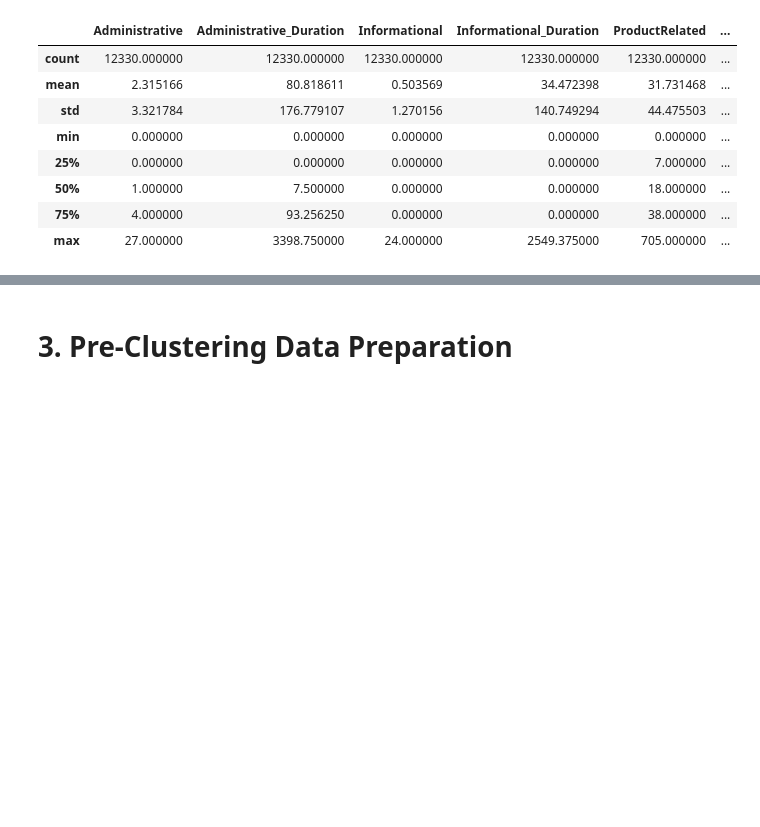
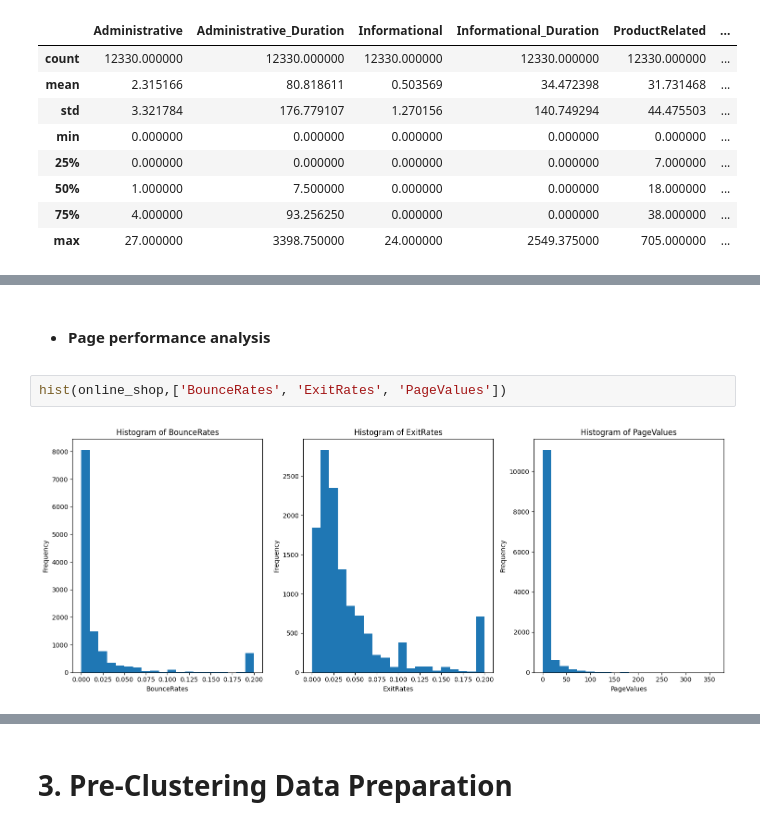
Before and after one commit to Zhengnan817/DAV-6150, a Jupyter notebook: Project_2/Z_Li_Project2.ipynb, the cells around one changed output, grey strips where cells are left out. Cells and saved outputs as stored; diff of their text form; blank space fills up the shorter version.

```diff
--- a/Project_2/Z_Li_Project2.ipynb
+++ b/Project_2/Z_Li_Project2.ipynb
@@ -121,0 +211,6 @@ online_shop.describe()
+# %% [markdown]
+- #### Page performance analysis
+# %%
+hist(online_shop,['BounceRates', 'ExitRates', 'PageValues'])
+# %% [output]
+[figure, added]
```
Also changed, not shown: parts of 63 cells of this notebook.
